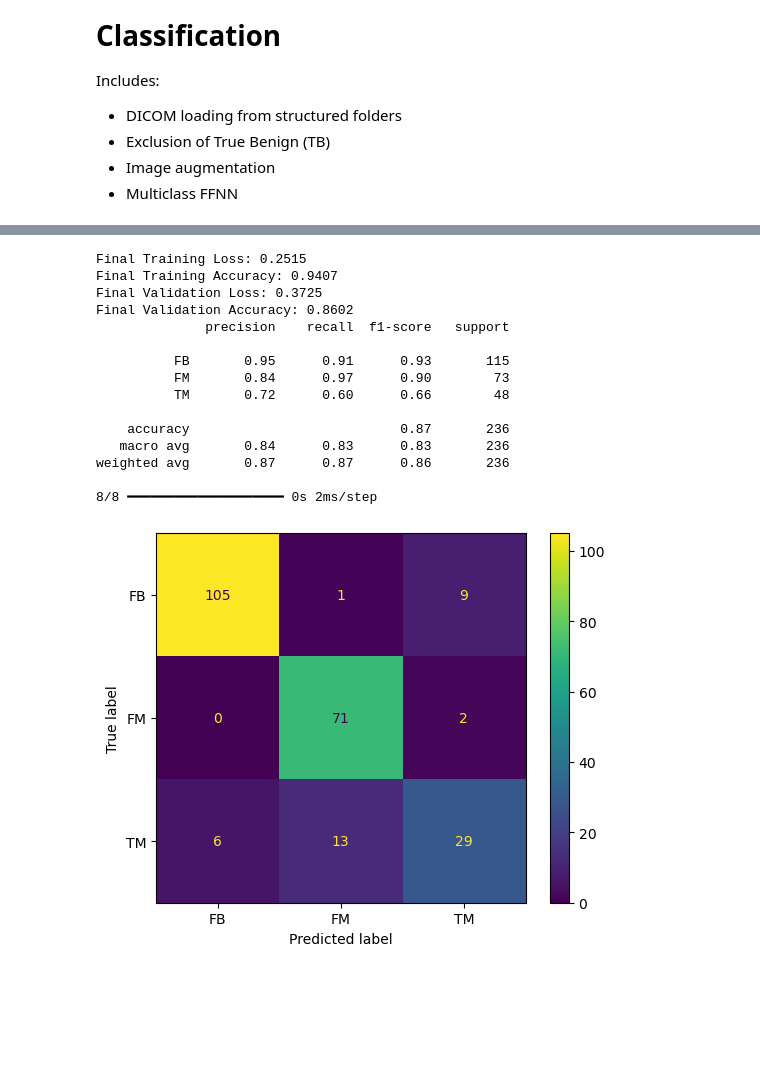
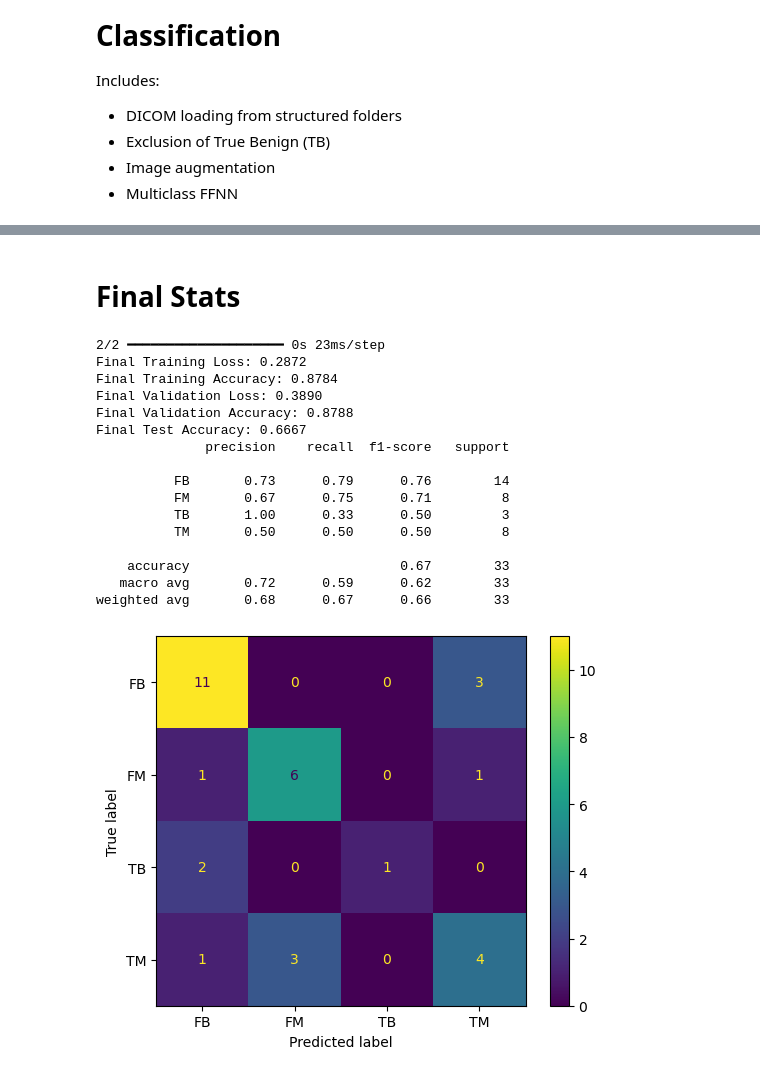
Before and after one commit to jtn50/lungdeepfake, a Jupyter notebook: FFNN_Model_1_GK.ipynb, the cells around one changed output, grey strips where cells are left out. Cells and saved outputs as stored; diff of their text form; code cells hidden in the pictures; blank space fills up the shorter version.

```diff
--- a/FFNN_Model_1_GK.ipynb
+++ b/FFNN_Model_1_GK.ipynb
@@ -608,11 +587,13 @@ print(X_flat.shape[1],)
 # %%
-# Build FFNN
+# Build Relu Adam
 model = models.Sequential()
-model.add(layers.Dense(256, activation='relu', input_shape=(X_flat.shape[1],)))
+model.add(layers.Dense(512, activation='relu', input_shape=(X_train.shape[1],)))
+model.add(layers.Dropout(0.5))
+model.add(layers.Dense(256, activation='relu'))
 model.add(layers.Dropout(0.5))
 model.add(layers.Dense(128, activation='relu'))
 model.add(layers.Dropout(0.5))
-model.add(layers.Dense(3, activation='softmax'))
+model.add(layers.Dense(4, activation='softmax'))
 
 model.compile(
     optimizer=Adam(1e-4),
@@ -621,3 +602,14 @@ model.compile(
         'accuracy',
     ]
 )
+
+model.summary()
+
+# Train Relu Adam
+history = model.fit(
+    X_train, Y_train,
+    validation_data=(X_val, Y_val),
+    epochs=50,
+    batch_size=32,
+    class_weight=class_weight_dict
+)
@@ -672,45 +682,51 @@ plt.show()
+# %% [markdown]
+# Final Stats
 # %%
 # Print final training accuracy and loss
 final_train_loss = history.history['loss'][-1]
 final_train_acc = history.history['accuracy'][-1]
 
 # Print final validation accuracy and loss
 final_val_loss = history.history['val_loss'][-1]
 final_val_acc = history.history['val_accuracy'][-1]
 
-print(f"Final Training Loss: {final_train_loss:.4f}")
-print(f"Final Training Accuracy: {final_train_acc:.4f}")
-print(f"Final Validation Loss: {final_val_loss:.4f}")
-print(f"Final Validation Accuracy: {final_val_acc:.4f}")
-
-
 # Set up the model via the test set
 preds = model.predict(X_test)
 y_pred = np.argmax(preds, axis=1)
 y_true = Y_test
 
+test_acc = accuracy_score(y_true, y_pred)
+
+# Print accuracy
+print(f"Final Training Loss: {final_train_loss:.4f}")
+print(f"Final Training Accuracy: {final_train_acc:.4f}")
+print(f"Final Validation Loss: {final_val_loss:.4f}")
+print(f"Final Validation Accuracy: {final_val_acc:.4f}")
+print(f"Final Test Accuracy: {test_acc:.4f}")
+
 # Print the Precision and Recall
-print(classification_report(y_true, y_pred, target_names=["FB", "FM", "TM"]))
+print(classification_report(y_true, y_pred, target_names=["FB", "FM","TB", "TM"]))
 
 # Create the confusion matrix
 cm = confusion_matrix(y_true, y_pred)
-disp = ConfusionMatrixDisplay(confusion_matrix=cm, display_labels=["FB", "FM", "TM"])
+disp = ConfusionMatrixDisplay(confusion_matrix=cm, display_labels=["FB", "FM","TB", "TM"])
 disp.plot()
 plt.show()
 # %% [output]
-Final Training Loss: 0.2515
-Final Training Accuracy: 0.9407
-Final Validation Loss: 0.3725
-Final Validation Accuracy: 0.8602
+2/2 ━━━━━━━━━━━━━━━━━━━━ 0s 23ms/step
+Final Training Loss: 0.2872
+Final Training Accuracy: 0.8784
+Final Validation Loss: 0.3890
+Final Validation Accuracy: 0.8788
+Final Test Accuracy: 0.6667
               precision    recall  f1-score   support
 
-          FB       0.95      0.91      0.93       115
-          FM       0.84      0.97      0.90        73
-          TM       0.72      0.60      0.66        48
+          FB       0.73      0.79      0.76        14
+          FM       0.67      0.75      0.71         8
+          TB       1.00      0.33      0.50         3
+          TM       0.50      0.50      0.50         8
 
-    accuracy                           0.87       236
-   macro avg       0.84      0.83      0.83       236
-weighted avg       0.87      0.87      0.86       236
-
-8/8 ━━━━━━━━━━━━━━━━━━━━ 0s 2ms/step
+    accuracy                           0.67        33
+   macro avg       0.72      0.59      0.62        33
+weighted avg       0.68      0.67      0.66        33
-[figure, old version]
+[figure, new version]
```
Also changed, not shown: parts of 28 cells of this notebook.
